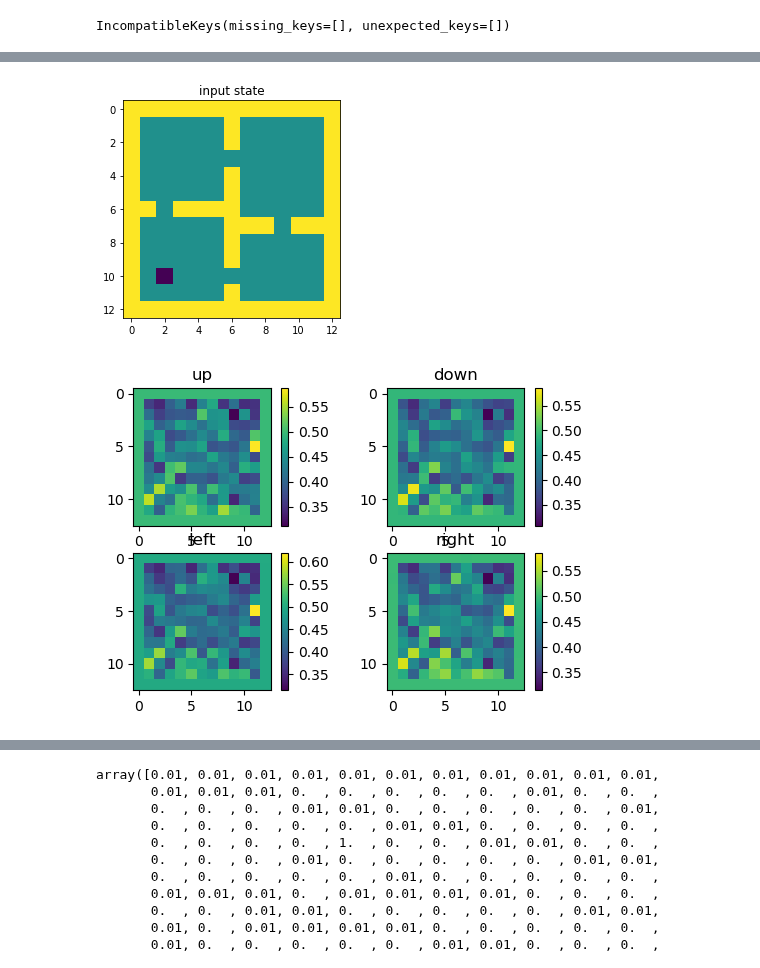
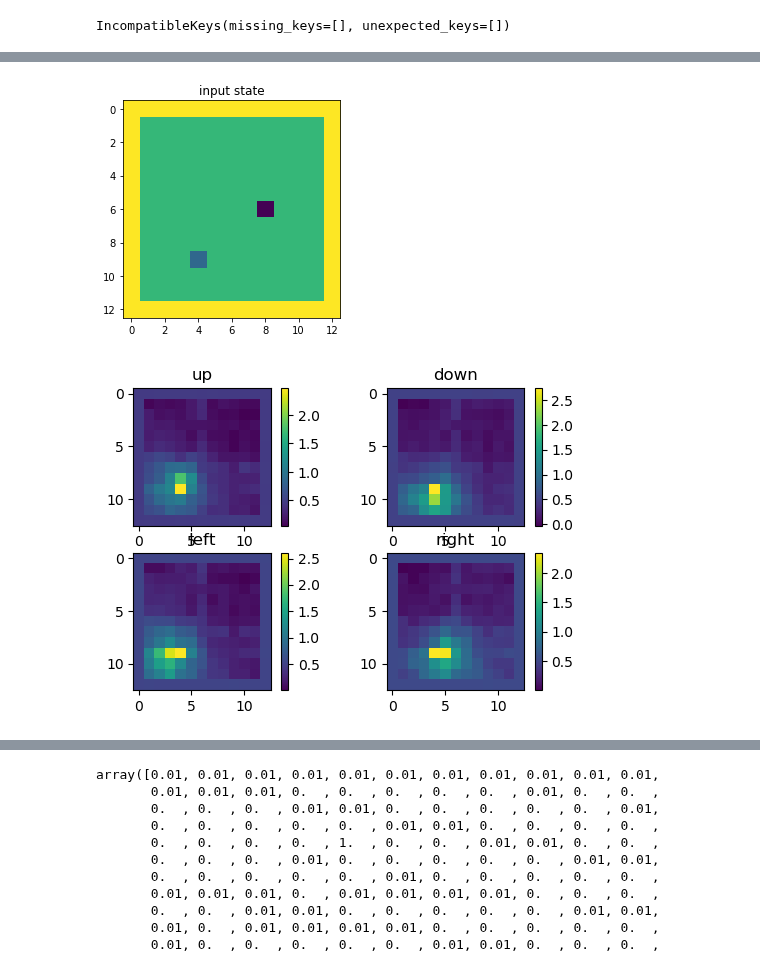
Before and after one commit to psurya1994/successor-feature-representations, a Jupyter notebook: notebooks/11-visualize-apsf.ipynb, the cells around one changed output, grey strips where cells are left out. Cells and saved outputs as stored; diff of their text form; code cells hidden in the pictures.

```diff
--- a/notebooks/11-visualize-apsf.ipynb
+++ b/notebooks/11-visualize-apsf.ipynb
@@ -59,7 +59,7 @@ def avdsr_feature(**kwargs):
 # %%
 avdsr = avdsr_feature(game='FourRoomsMatrixNoTerm', agents=[], choice=0)
 # %%
-weights = torch.load('../storage/15-200000-avdsr.weights', map_location='cpu').state_dict()
+weights = torch.load('../storage/15-300000-avdsr.weights', map_location='cpu').state_dict()
 avdsr.network.load_state_dict(weights,strict=True)
 # %% [output]
 IncompatibleKeys(missing_keys=[], unexpected_keys=[])
@@ -77,26 +77,26 @@ plt.show()
 # %%
-from deep_rl.component.fourrooms import FourRoomsMatrixNoTerm
-env = FourRoomsMatrixNoTerm()
+from deep_rl.component.fourrooms import *
+env = FourRoomsMatrix(layout='open')
 g = [21, 28, 84, 91]
-state = env.reset(init=g[2])
+state = env.reset(init=g[3])
 # env.current_cell = (3,2)
 # state, _, _, _ = env.step(env.action_space.sample())
 plt.imshow(env.render()); plt.title('input state'), plt.show()
 _, out, _ = avdsr.network(tensor(state).unsqueeze(0))
 # plt.imshow(state.reshape((13,13))), plt.show()
 
 dirs = {0: 'up', 1: 'down', 2:'left', 3:'right'}
 
 plt.figure(dpi=100)
 psi = out.detach().cpu().numpy()
 for i in range(4):
     psi_a = psi[0,i,:]
     plt.subplot(2,2,i+1)
     plt.imshow(psi_a.reshape((13,13)))
     plt.title(dirs[i])
     plt.colorbar()
 
 plt.show()
 # %% [output]
-[figure, old version]
+[figure, new version]
-[figure, old version]
+[figure, new version]
```
Also changed, not shown: parts of 2 cells of this notebook, 2 other files.
